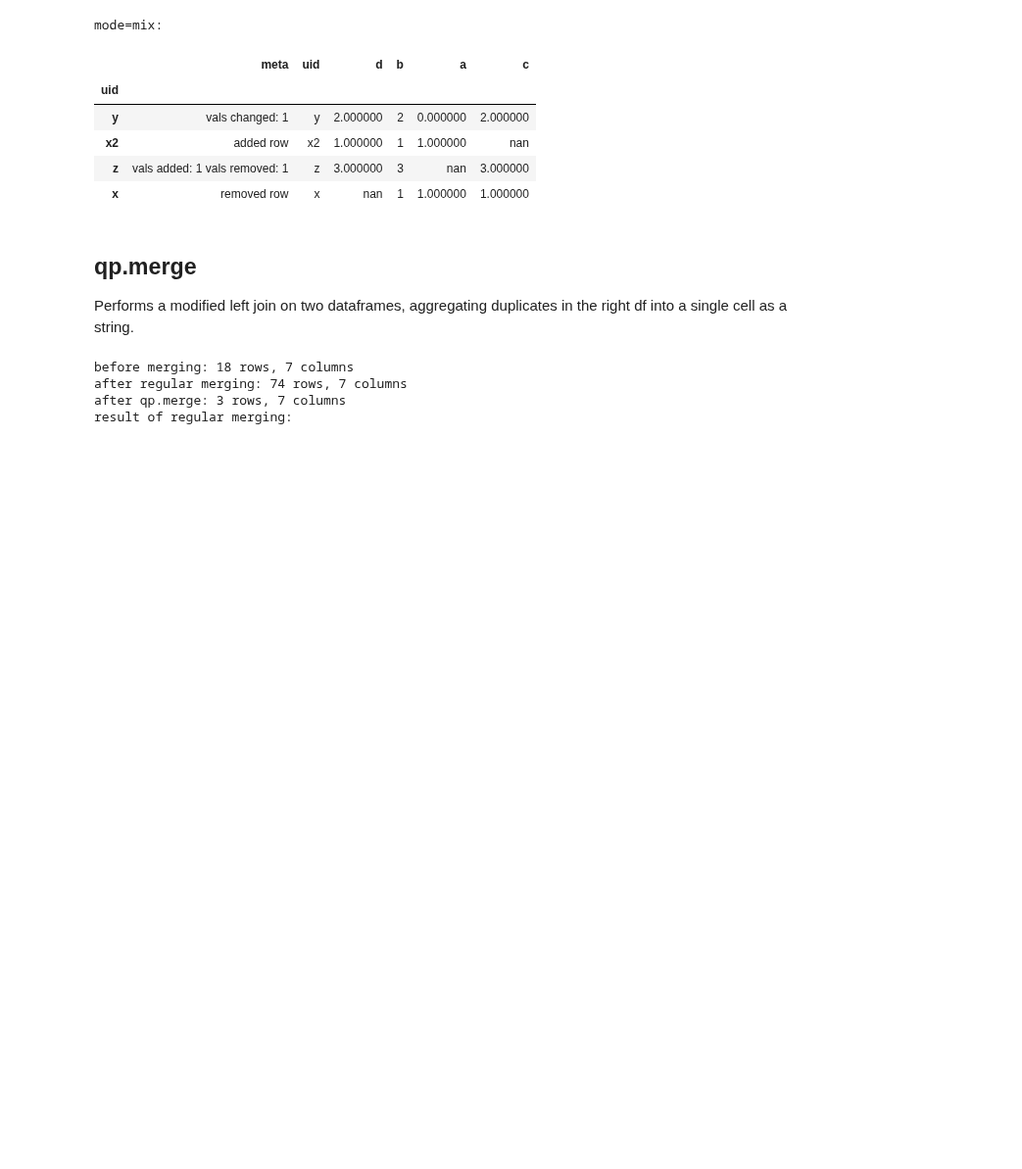
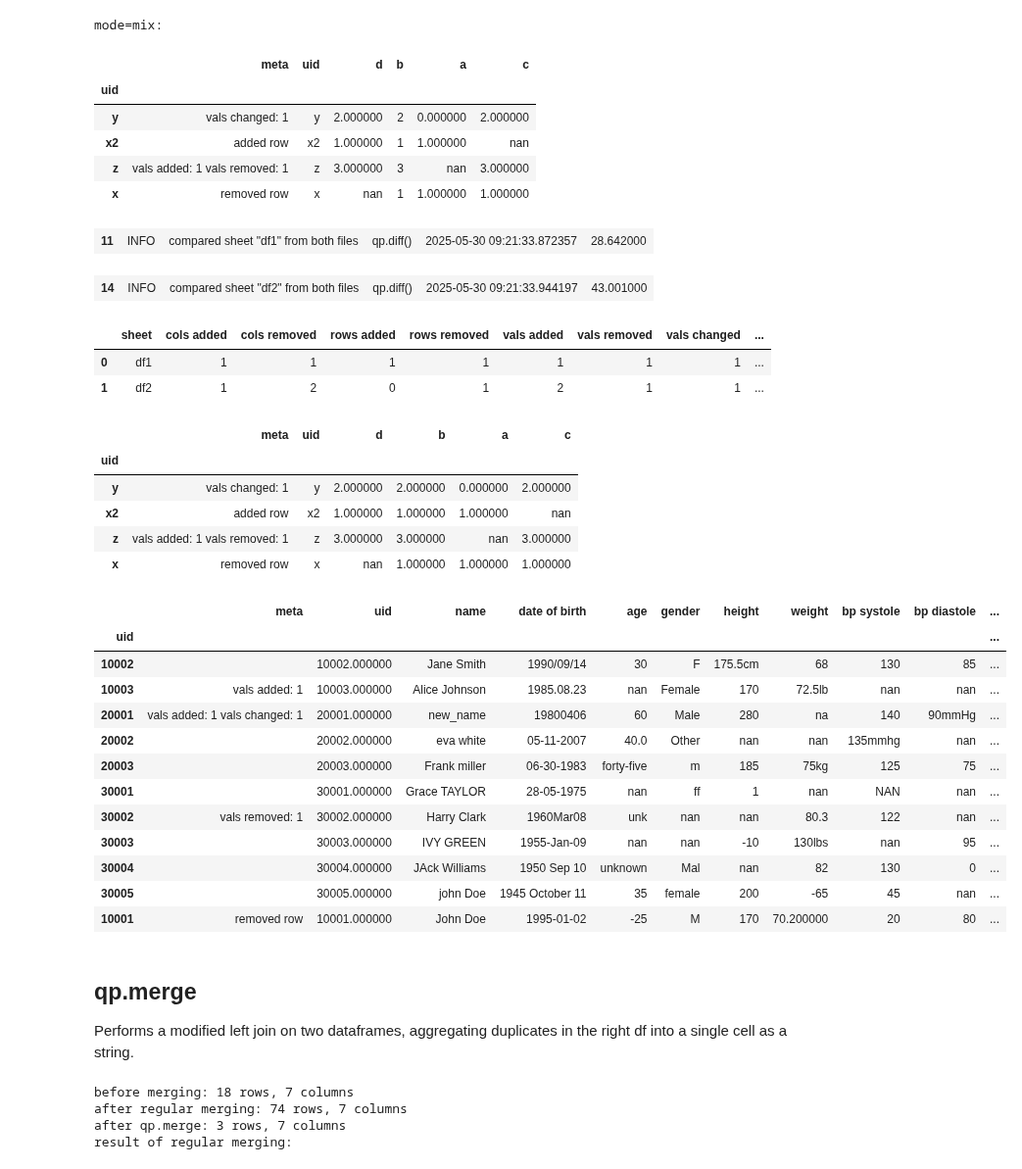
Before and after one commit to MartinVoelkl94/qplib_dev, a Jupyter notebook: interactive_demo.ipynb, the cells around one changed output. Shown at 98% size. Saved outputs shown, nothing was run; the diff lists cells and outputs as text; code cells hidden in the pictures; blank space fills up the shorter version.

```diff
--- a/interactive_demo.ipynb
+++ b/interactive_demo.ipynb
@@ -1002,6 +1002,65 @@ mode=mix:
 | x2 | added row | x2 | 1.000000 | 1 | 1.000000 | nan |
 | z | vals added: 1 vals removed: 1 | z | 3.000000 | 3 | nan | 3.000000 |
 | x | removed row | x | nan | 1 | 1.000000 | 1.000000 |
+# %%
+#works with .csv and .xlsx files (also with multiple sheets):
+
+df1_new, df1_old = qp.get_dfs()
+
+df2_old = qp.get_df()
+df2_old.rename(columns={'ID': 'uid'}, inplace=True)
+df2_new = df2_old.iloc[1:, :10].copy()
+df2_new['new_col'] = np.nan
+df2_new.loc[3, 'name'] = 'new_name'
+df2_new.loc[[2,7], 'height'] = [170, None]
+df2_new.loc[[3,8], 'age'] = [60, pd.NA]
+
+
+with pd.ExcelWriter(f'dfs_new.xlsx') as writer:
+    df1_new.to_excel(writer, sheet_name='df1', index=False)
+    df2_new.to_excel(writer, sheet_name='df2', index=False)
+
+with pd.ExcelWriter(f'dfs_old.xlsx') as writer:
+    df1_old.to_excel(writer, sheet_name='df1', index=False)
+    df2_old.to_excel(writer, sheet_name='df2', index=False)
+
+
+
+diffs, summary, blank = qp.diff(
+    f'dfs_new.xlsx',
+    f'dfs_old.xlsx',
+    uid='uid',
+    mode='mix',
+    output='all',
+    )
+
+
+display(summary, diffs['df1'], diffs['df2'])
+# %% [output]
+| 11 | INFO | compared sheet "df1" from both files | qp.diff() | 2025-05-30 09:21:33.872357 | 28.642000 |
+| 14 | INFO | compared sheet "df2" from both files | qp.diff() | 2025-05-30 09:21:33.944197 | 43.001000 |
+|  | sheet | cols added | cols removed | rows added | rows removed | vals added | vals removed | vals changed | ... |
+| 0 | df1 | 1 | 1 | 1 | 1 | 1 | 1 | 1 | ... |
+| 1 | df2 | 1 | 2 | 0 | 1 | 2 | 1 | 1 | ... |
+|  | meta | uid | d | b | a | c |
+| uid |  |  |  |  |  |  |
+| y | vals changed: 1 | y | 2.000000 | 2.000000 | 0.000000 | 2.000000 |
+| x2 | added row | x2 | 1.000000 | 1.000000 | 1.000000 | nan |
+| z | vals added: 1 vals removed: 1 | z | 3.000000 | 3.000000 | nan | 3.000000 |
+| x | removed row | x | nan | 1.000000 | 1.000000 | 1.000000 |
+|  | meta | uid | name | date of birth | age | gender | height | weight | bp systole | bp diastole | ... |
+| uid |  |  |  |  |  |  |  |  |  |  | ... |
+| 10002 |  | 10002.000000 | Jane Smith | 1990/09/14 | 30 | F | 175.5cm | 68 | 130 | 85 | ... |
+| 10003 | vals added: 1 | 10003.000000 | Alice Johnson | 1985.08.23 | nan | Female | 170 | 72.5lb | nan | nan | ... |
+| 20001 | vals added: 1 vals changed: 1 | 20001.000000 | new_name | 19800406 | 60 | Male | 280 | na | 140 | 90mmHg | ... |
+| 20002 |  | 20002.000000 | eva white | 05-11-2007 | 40.0 | Other | nan | nan | 135mmhg | nan | ... |
+| 20003 |  | 20003.000000 | Frank miller | 06-30-1983 | forty-five | m | 185 | 75kg | 125 | 75 | ... |
+| 30001 |  | 30001.000000 | Grace TAYLOR | 28-05-1975 | nan | ff | 1 | nan | NAN | nan | ... |
+| 30002 | vals removed: 1 | 30002.000000 | Harry Clark | 1960Mar08 | unk | nan | nan | 80.3 | 122 | nan | ... |
+| 30003 |  | 30003.000000 | IVY GREEN | 1955-Jan-09 | nan | nan | -10 | 130lbs | nan | 95 | ... |
+| 30004 |  | 30004.000000 | JAck Williams | 1950 Sep 10 | unknown | Mal | nan | 82 | 130 | 0 | ... |
+| 30005 |  | 30005.000000 | john Doe | 1945 October 11 | 35 | female | 200 | -65 | 45 | nan | ... |
+| 10001 | removed row | 10001.000000 | John Doe | 1995-01-02 | -25 | M | 170 | 70.200000 | 20 | 80 | ... |
 # %% [markdown]
 ## qp.merge
 
```
Also changed, not shown: 6 other files.
